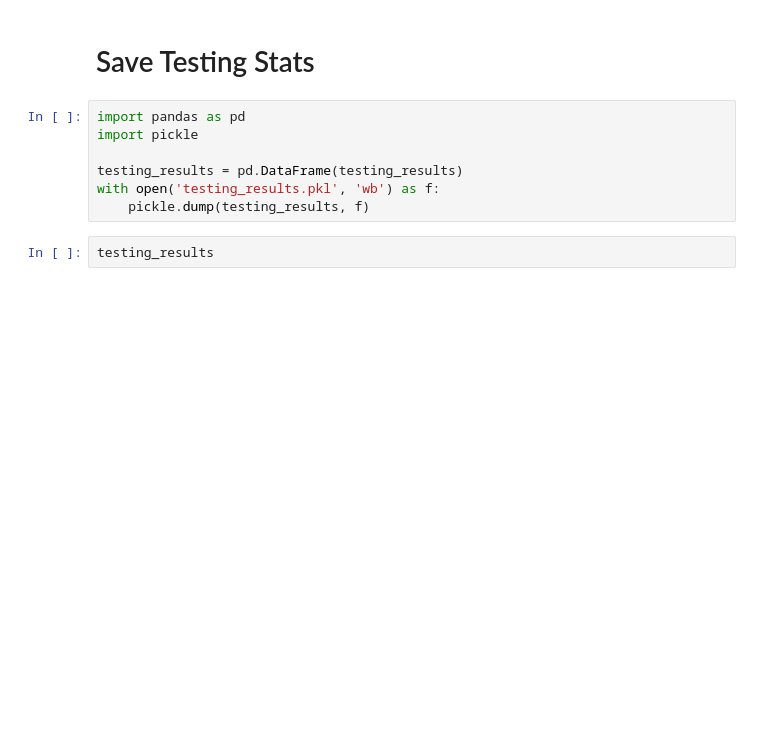
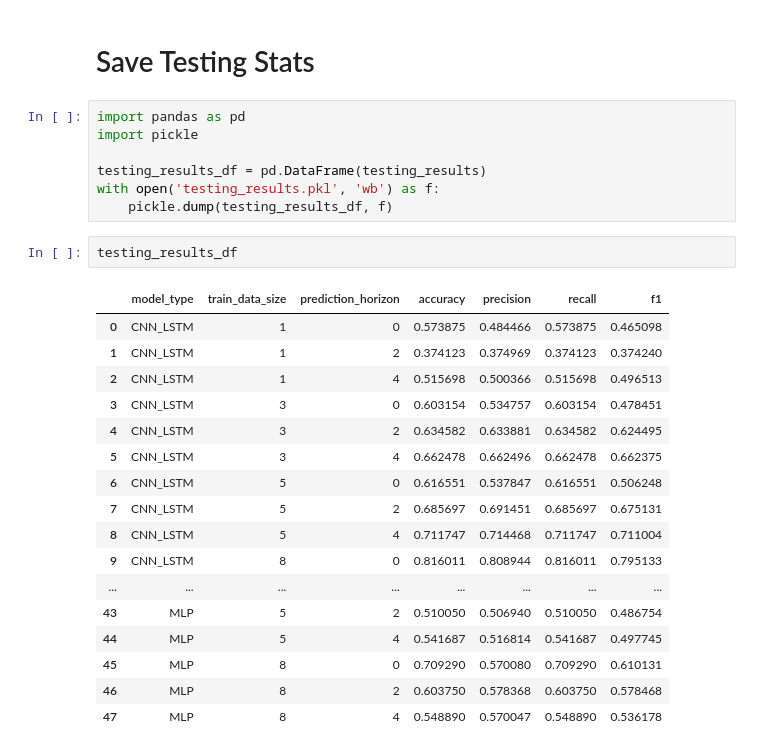
Before and after one commit to Alex-Zhang2003/AFM423_FinalProject, a Jupyter notebook: evaluate_models.ipynb, the cells around one changed output. Saved outputs shown, nothing was run; the diff lists cells and outputs as text; blank space fills up the shorter version.

Commit message:
added testing results

```diff
--- a/evaluate_models.ipynb
+++ b/evaluate_models.ipynb
@@ -72,8 +86,26 @@ for (model_name, model_type), cf, k in tqdm(testing_params):
 import pandas as pd
 import pickle
 
-testing_results = pd.DataFrame(testing_results)
+testing_results_df = pd.DataFrame(testing_results)
 with open('testing_results.pkl', 'wb') as f:
-    pickle.dump(testing_results, f)
+    pickle.dump(testing_results_df, f)
 # %%
-testing_results
+testing_results_df
+# %% [output]
+|  | model_type | train_data_size | prediction_horizon | accuracy | precision | recall | f1 |
+| 0 | CNN_LSTM | 1 | 0 | 0.573875 | 0.484466 | 0.573875 | 0.465098 |
+| 1 | CNN_LSTM | 1 | 2 | 0.374123 | 0.374969 | 0.374123 | 0.374240 |
+| 2 | CNN_LSTM | 1 | 4 | 0.515698 | 0.500366 | 0.515698 | 0.496513 |
+| 3 | CNN_LSTM | 3 | 0 | 0.603154 | 0.534757 | 0.603154 | 0.478451 |
+| 4 | CNN_LSTM | 3 | 2 | 0.634582 | 0.633881 | 0.634582 | 0.624495 |
+| 5 | CNN_LSTM | 3 | 4 | 0.662478 | 0.662496 | 0.662478 | 0.662375 |
+| 6 | CNN_LSTM | 5 | 0 | 0.616551 | 0.537847 | 0.616551 | 0.506248 |
+| 7 | CNN_LSTM | 5 | 2 | 0.685697 | 0.691451 | 0.685697 | 0.675131 |
+| 8 | CNN_LSTM | 5 | 4 | 0.711747 | 0.714468 | 0.711747 | 0.711004 |
+| 9 | CNN_LSTM | 8 | 0 | 0.816011 | 0.808944 | 0.816011 | 0.795133 |
+| ... | ... | ... | ... | ... | ... | ... | ... |
+| 43 | MLP | 5 | 2 | 0.510050 | 0.506940 | 0.510050 | 0.486754 |
+| 44 | MLP | 5 | 4 | 0.541687 | 0.516814 | 0.541687 | 0.497745 |
+| 45 | MLP | 8 | 0 | 0.709290 | 0.570080 | 0.709290 | 0.610131 |
+| 46 | MLP | 8 | 2 | 0.603750 | 0.578368 | 0.603750 | 0.578468 |
+| 47 | MLP | 8 | 4 | 0.548890 | 0.570047 | 0.548890 | 0.536178 |
```
Also changed, not shown: parts of 1 cell of this notebook, 1 other file.
